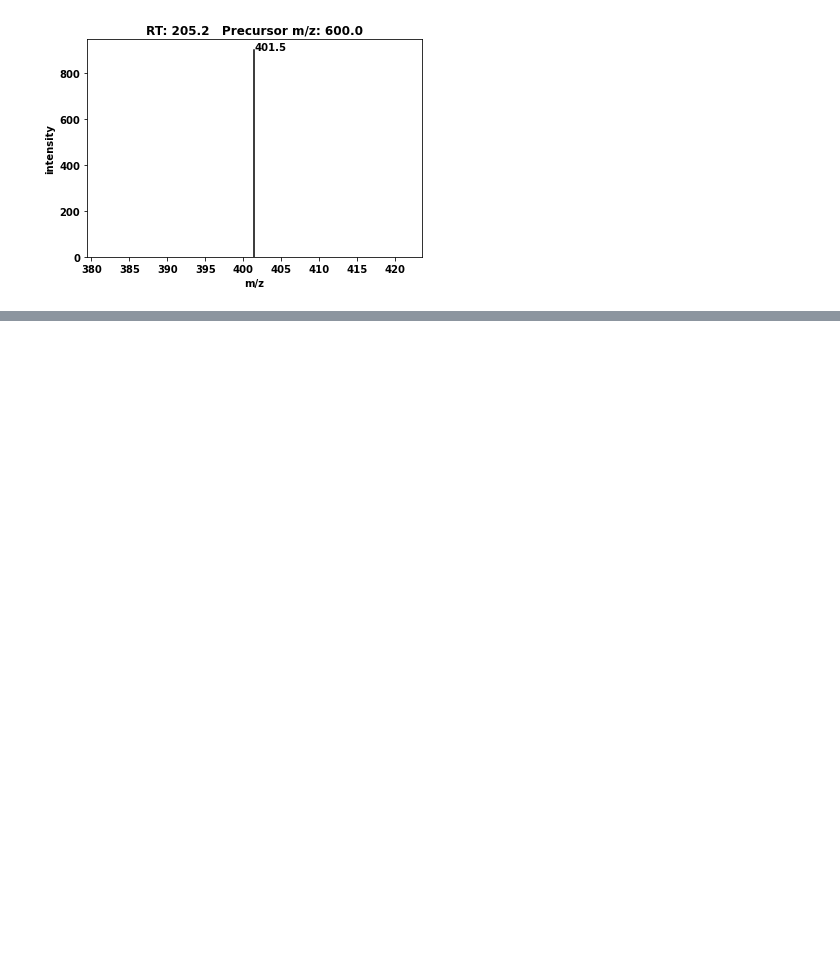
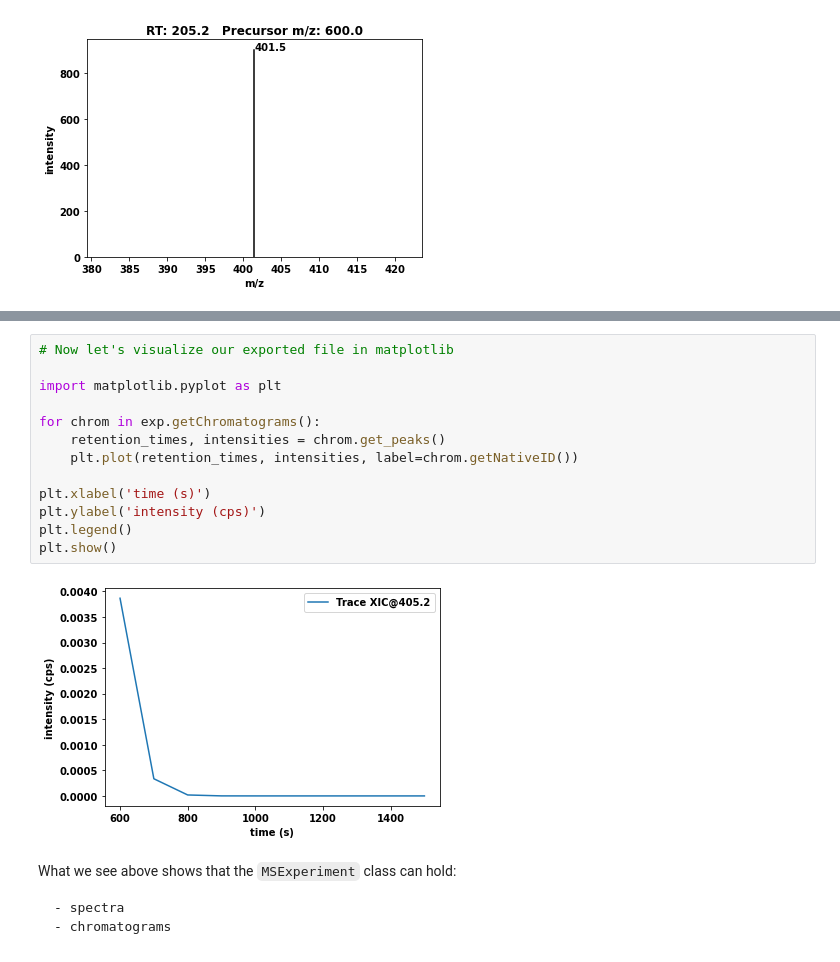
Before and after one commit to irahorecka/roest-ms, a Jupyter notebook: exploratory-ms.ipynb, the cells around one changed output, grey strips where cells are left out. Drawn from its saved outputs; the diff is of its cells as text; blank space fills up the shorter version.

```diff
--- a/exploratory-ms.ipynb
+++ b/exploratory-ms.ipynb
@@ -308,0 +383,20 @@ plot_spectrum(spectrum)
+# %%
+# Now let's visualize our exported file in matplotlib
+
+import matplotlib.pyplot as plt
+
+for chrom in exp.getChromatograms():
+    retention_times, intensities = chrom.get_peaks()
+    plt.plot(retention_times, intensities, label=chrom.getNativeID())
+
+plt.xlabel('time (s)')
+plt.ylabel('intensity (cps)')
+plt.legend()
+plt.show()
+# %% [output]
+[figure, added]
+# %% [markdown]
+What we see above shows that the `MSExperiment` class can hold:
+
+    - spectra
+    - chromatograms
```
Also changed, not shown: parts of 2 cells of this notebook.
